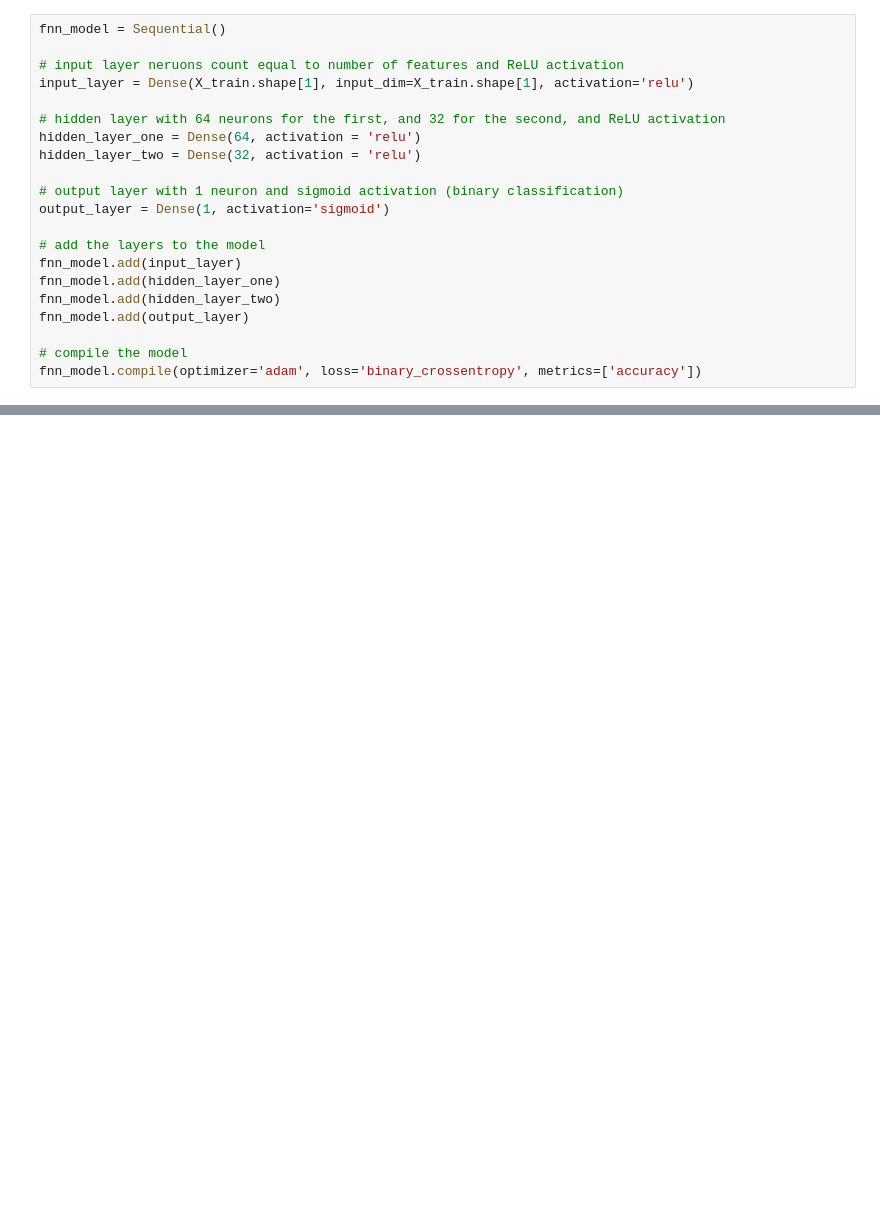
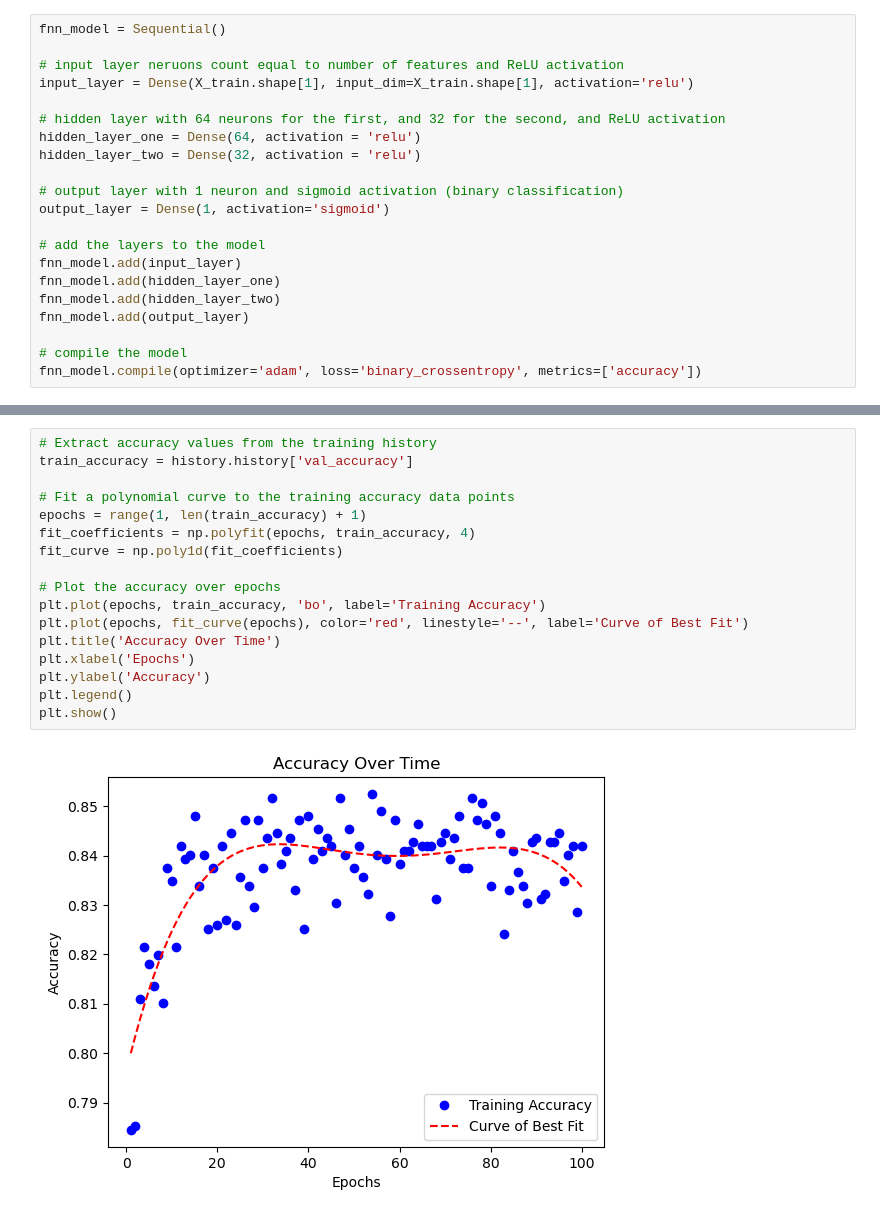
Before and after one commit to apaquette/Machine-Learning-Notebooks, a Jupyter notebook: Notebooks/5. Feedforward Neural Network.ipynb, the cells around one changed output, grey strips where cells are left out. Saved outputs shown, nothing was run; the diff lists cells and outputs as text; blank space fills up the shorter version.

```diff
--- a/Notebooks/5. Feedforward Neural Network.ipynb
+++ b/Notebooks/5. Feedforward Neural Network.ipynb
@@ -764,3 +872,22 @@ plt.show()
+# %%
+# Extract accuracy values from the training history
+train_accuracy = history.history['val_accuracy']
+
+# Fit a polynomial curve to the training accuracy data points
+epochs = range(1, len(train_accuracy) + 1)
+fit_coefficients = np.polyfit(epochs, train_accuracy, 4)
+fit_curve = np.poly1d(fit_coefficients)
+
+# Plot the accuracy over epochs
+plt.plot(epochs, train_accuracy, 'bo', label='Training Accuracy')
+plt.plot(epochs, fit_curve(epochs), color='red', linestyle='--', label='Curve of Best Fit')
+plt.title('Accuracy Over Time')
+plt.xlabel('Epochs')
+plt.ylabel('Accuracy')
+plt.legend()
+plt.show()
+# %% [output]
+[figure, added]
 # %%
 y_pred = fnn_model.predict(X_test)
 y_pred = (y_pred >= 0.5).astype(int) # round probabilities to get binary labels
```
Also changed, not shown: parts of 29 cells of this notebook.
